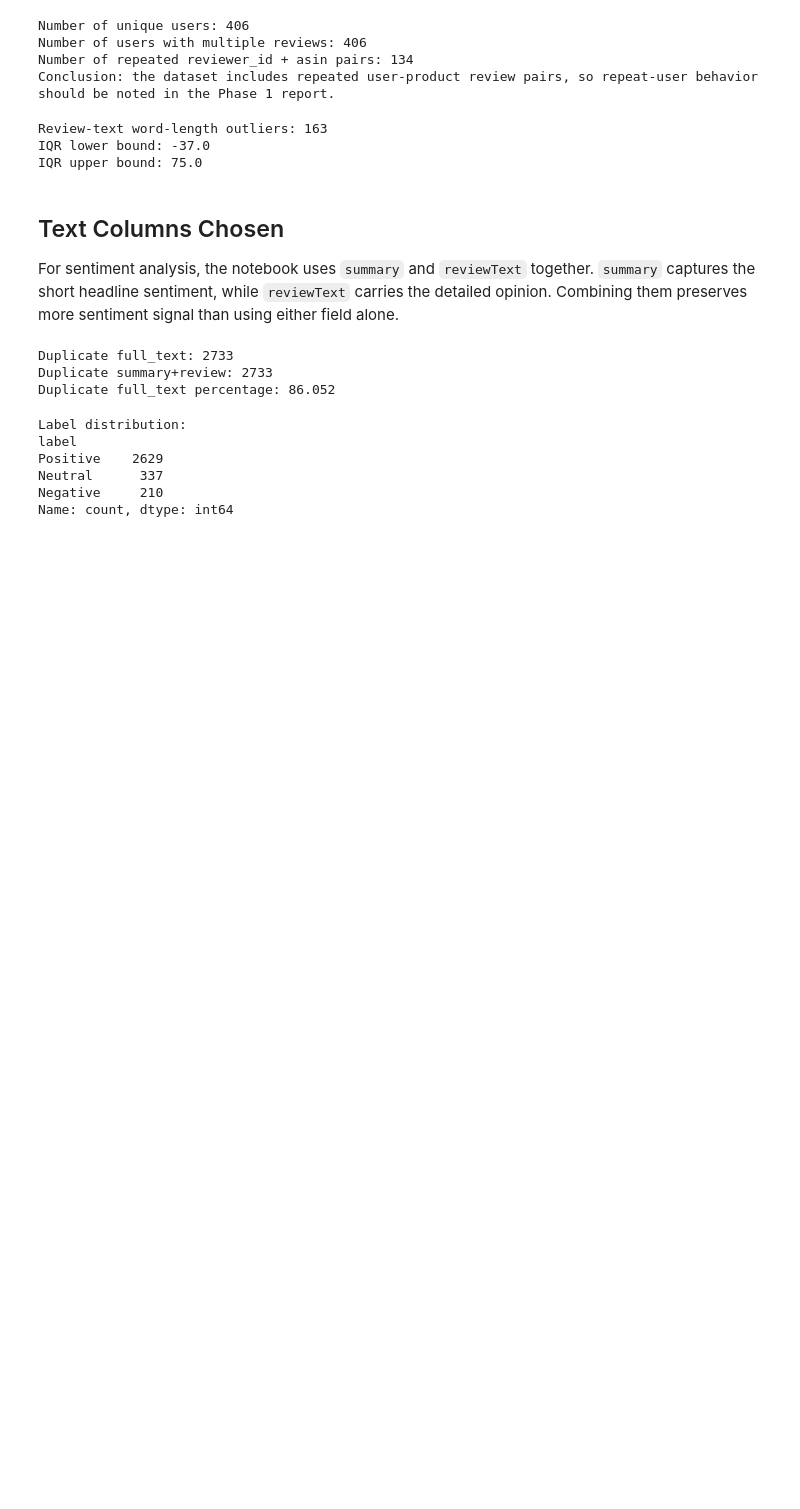
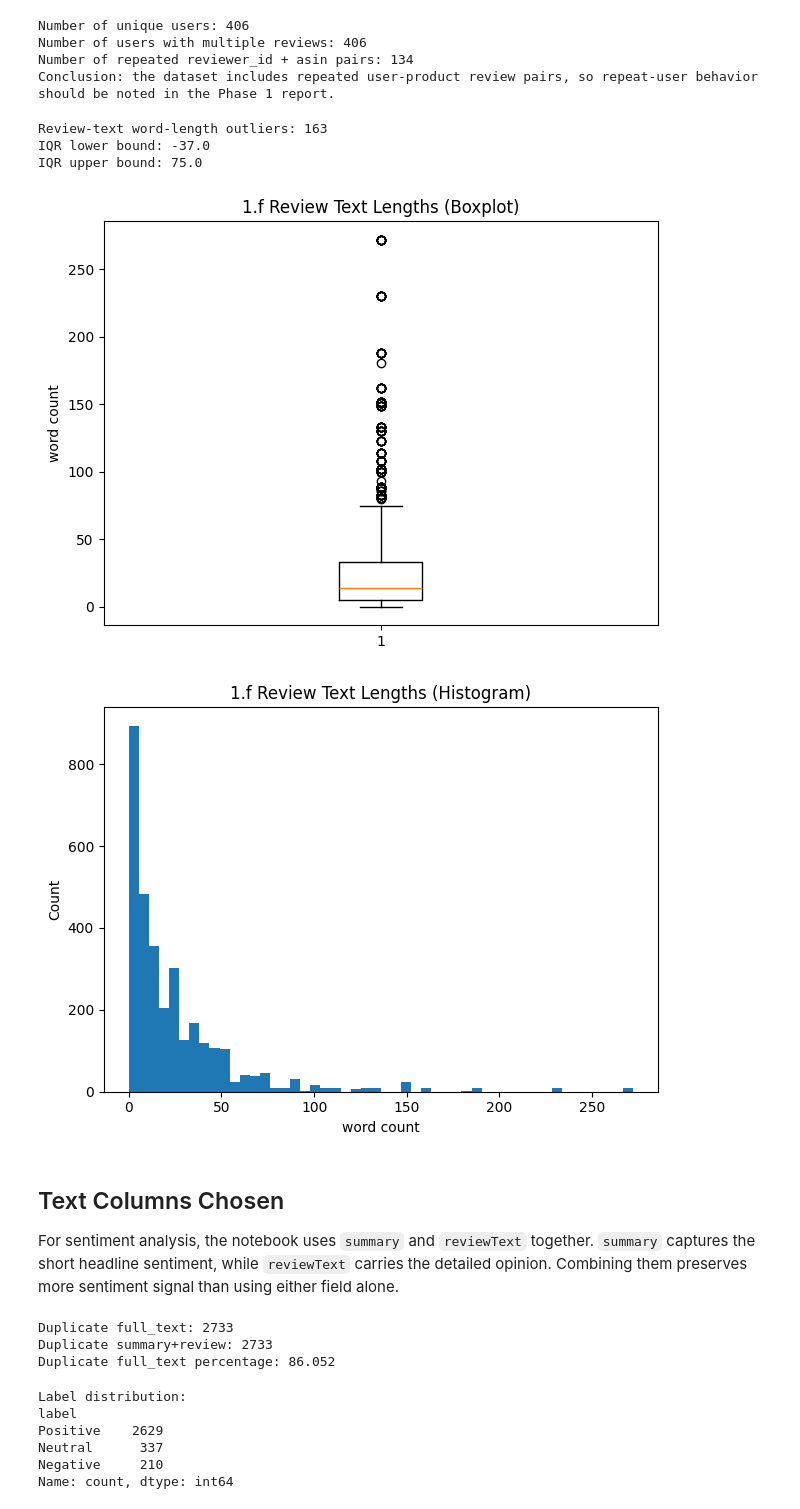
Before and after one commit to marvel987dc/AmazonFashion_Dataset, a Jupyter notebook: sentimental_analisys.ipynb, the cells around one changed output. Saved outputs shown, nothing was run; the diff lists cells and outputs as text; code cells hidden in the pictures; blank space fills up the shorter version.

```diff
--- a/sentimental_analisys.ipynb
+++ b/sentimental_analisys.ipynb
@@ -342,33 +366,39 @@ if "review_text_str" not in df_train.columns:
     df_train["review_text_str"] = df_train["review_text"].apply(to_text_maybe_list)
 
 if "summary_str" not in df_train.columns:
     df_train["summary_str"] = df_train["summary"].apply(to_text_maybe_list)
 
 if "review_len_words" not in df_train.columns or "review_len_chars" not in df_train.columns:
     df_train["review_len_words"] = df_train["review_text_str"].apply(lambda x: len(str(x).split()))
     df_train["review_len_chars"] = df_train["review_text_str"].apply(lambda x: len(str(x)))
 
 q1 = df_train["review_len_words"].quantile(0.25)
 q3 = df_train["review_len_words"].quantile(0.75)
 iqr = q3 - q1
 lower = q1 - 1.5 * iqr
 upper = q3 + 1.5 * iqr
 
 outlier_mask = (df_train["review_len_words"] < lower) | (df_train["review_len_words"] > upper)
 outlier_count = int(outlier_mask.sum())
 
 # 1.f (analyze lengths)
 print("Review-text word-length outliers:", outlier_count)
 print("IQR lower bound:", round(lower, 3))
 print("IQR upper bound:", round(upper, 3))
 
+# Save plots for review lengths
+save_boxplot(df_train["review_len_words"], "1.f Review Text Lengths (Boxplot)", "word count", "1f_review_length_boxplot.png")
+save_hist(df_train["review_len_words"], "1.f Review Text Lengths (Histogram)", "word count", "1f_review_length_hist.png", bins=50)
+
 df_train.loc[outlier_mask, ["ratings", "review_len_words", "review_len_chars", "review_text_str", "summary_str"]] \
     .head(15) \
     .to_csv(os.path.join(OUTPUT_DIR, "1f_review_length_outlier_examples.csv"), index=False)
 # %% [output]
 Review-text word-length outliers: 163
 IQR lower bound: -37.0
 IQR upper bound: 75.0
+[figure, added]
+[figure, added]
 # %% [markdown]
 ## Text Columns Chosen
 For sentiment analysis, the notebook uses `summary` and `reviewText` together.
```
Also changed, not shown: parts of 1 cell of this notebook, 3 other files.
